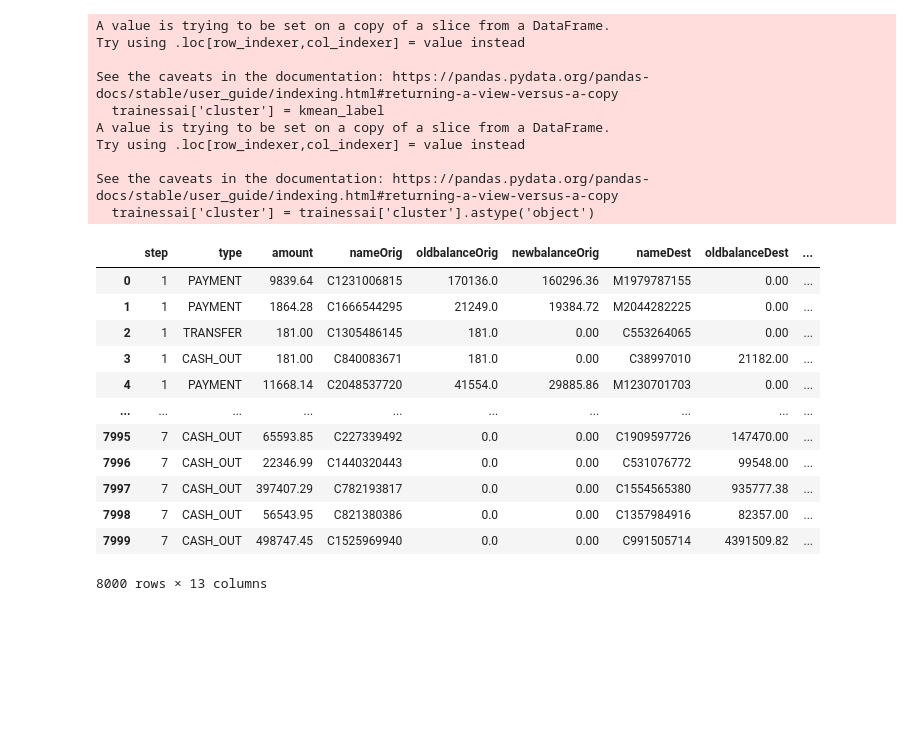
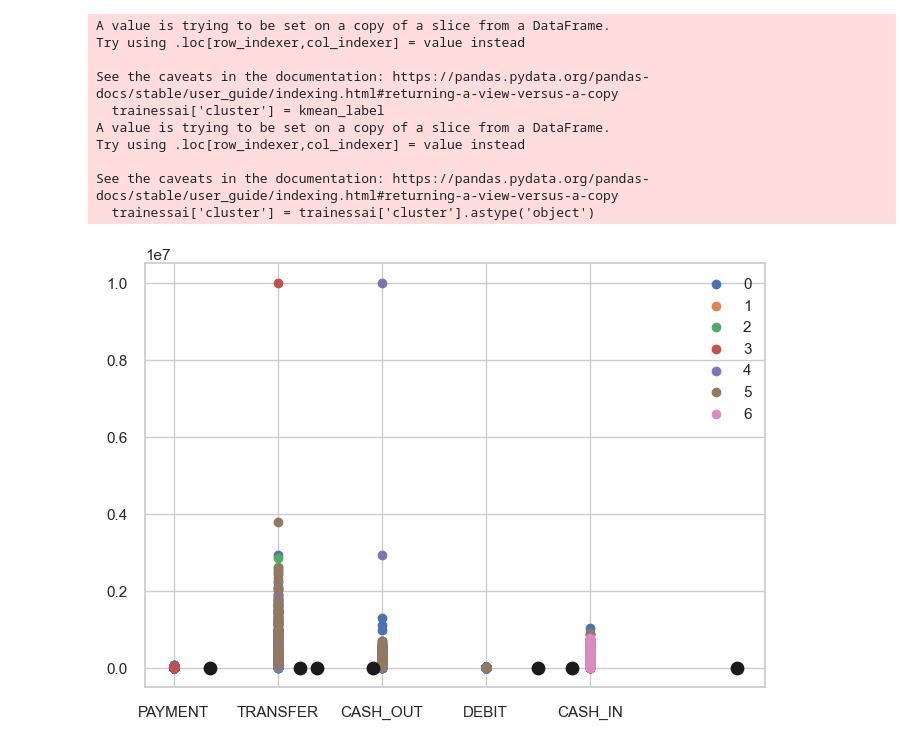
Before and after one commit to manred1997/fraud-detection, a Jupyter notebook: src/notebook/DataUnderstanding.ipynb, the cells around one changed output. Cells and saved outputs as stored; diff of their text form; code cells hidden in the pictures; blank space fills up the shorter version.

```diff
--- a/src/notebook/DataUnderstanding.ipynb
+++ b/src/notebook/DataUnderstanding.ipynb
@@ -551,19 +566,20 @@ Try using .loc[row_indexer,col_indexer] = value instead
 
 See the caveats in the documentation: https://pandas.pydata.org/pandas-docs/stable/user_guide/indexing.html#returning-a-view-versus-a-copy
   trainessai['cluster'] = trainessai['cluster'].astype('object')
-# %%
-trainessai
-# %% [output]
-|  | step | type | amount | nameOrig | oldbalanceOrig | newbalanceOrig | nameDest | oldbalanceDest | ... |
-| 0 | 1 | PAYMENT | 9839.64 | C1231006815 | 170136.0 | 160296.36 | M1979787155 | 0.00 | ... |
-| 1 | 1 | PAYMENT | 1864.28 | C1666544295 | 21249.0 | 19384.72 | M2044282225 | 0.00 | ... |
-| 2 | 1 | TRANSFER | 181.00 | C1305486145 | 181.0 | 0.00 | C553264065 | 0.00 | ... |
-| 3 | 1 | CASH_OUT | 181.00 | C840083671 | 181.0 | 0.00 | C38997010 | 21182.00 | ... |
-| 4 | 1 | PAYMENT | 11668.14 | C2048537720 | 41554.0 | 29885.86 | M1230701703 | 0.00 | ... |
-| ... | ... | ... | ... | ... | ... | ... | ... | ... | ... |
-| 7995 | 7 | CASH_OUT | 65593.85 | C227339492 | 0.0 | 0.00 | C1909597726 | 147470.00 | ... |
-| 7996 | 7 | CASH_OUT | 22346.99 | C1440320443 | 0.0 | 0.00 | C531076772 | 99548.00 | ... |
-| 7997 | 7 | CASH_OUT | 397407.29 | C782193817 | 0.0 | 0.00 | C1554565380 | 935777.38 | ... |
-| 7998 | 7 | CASH_OUT | 56543.95 | C821380386 | 0.0 | 0.00 | C1357984916 | 82357.00 | ... |
-| 7999 | 7 | CASH_OUT | 498747.45 | C1525969940 | 0.0 | 0.00 | C991505714 | 4391509.82 | ... |
-8000 rows × 13 columns
+# %%
+#Getting the Centroids
+centroids = kmeans.cluster_centers_
+
+#Getting unique labels
+u_labels = np.unique(kmean_label)
+
+#plotting the results:
+
+for i in u_labels:
+    plt.scatter(trainessai.iloc[kmean_label == i ,1] , trainessai.iloc[kmean_label == i , 2] , label = i)
+
+plt.scatter(centroids[:,1] , centroids[:,2] , s = 80, color = 'k')
+plt.legend()
+plt.show()
+# %% [output]
+[figure, added]
```
Also changed, not shown: parts of 16 cells of this notebook.
